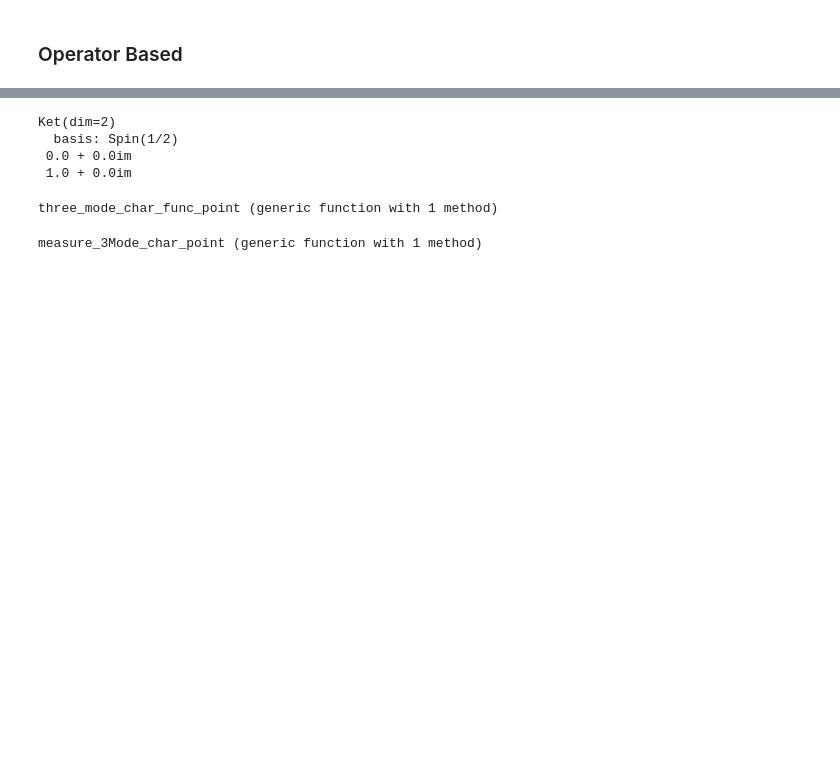
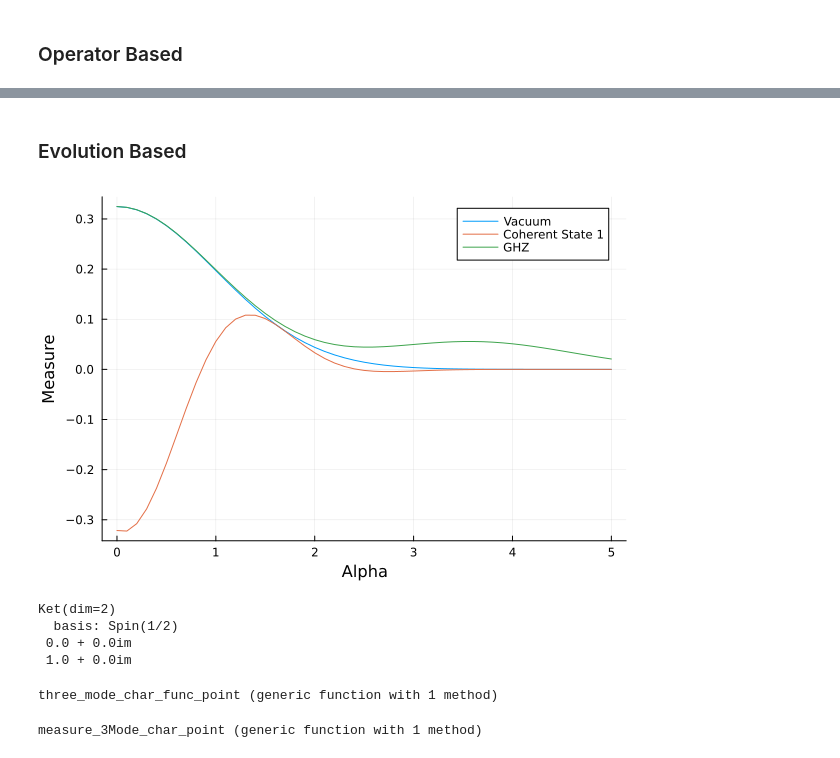
Before and after one commit to xiasitan/multimode, a Jupyter notebook: WStateCreation/measure_3Mode_charfunc.ipynb, the cells around one changed output, grey strips where cells are left out. Drawn from its saved outputs; the diff is of its cells as text; code cells hidden in the pictures; blank space fills up the shorter version.

```diff
--- a/WStateCreation/measure_3Mode_charfunc.ipynb
+++ b/WStateCreation/measure_3Mode_charfunc.ipynb
@@ -175,3 +159,59 @@ plot!(alpha_values, measure_coh1, label="Coherent State 1")
+# %% [markdown]
+### Evolution Based
+# %%
+function H_CD_ge_2mode(α,β)
+    sz⊗ ((a*conj(α)+at*α) ⊗ Ic + Ic ⊗ (a*conj(β)+at*β))
+end
+
+function CD_ge_evolution_2mode(α , β ,t , state)
+        # final conditinal displacement beta given by β*max(t)
+        H_total = H_CD_ge_2mode(α,β)
+        tout, ψt = timeevolution.schroedinger(t, state, H_total)
+        last(ψt)
+
+end
+
+function H_qubit_drive_ge_2mode(δ, θ = 0)
+    # θ = 0 -> rotate around x axis
+    # θ = pi/2 -> rotate around y axis
+    # pi flip if ϵ*T_max = pi
+    δ/2*(cos(θ)*sx + sin(θ)*sy)
+end
+
+function R_evolution_ge_2mode(δ, t,  state, θ = 0)
+    H_total = H_qubit_drive_ge_2mode(δ, θ) ⊗ Ic  ⊗ Ic
+    tout, ψt = timeevolution.schroedinger(t, state, H_total);
+    last(ψt)
+end
+
+function measure_char_func_point_evolution_2mode(ψ0, is_real, α, β, t_list_rotation, t_list_conditinal_displacement)
+
+    ψ1 = R_evolution_ge_2mode(π/2/(last(t_list_rotation)), t_list_rotation, ψ0)
+
+    ψ2 = CD_ge_evolution_2mode(α/2*(1/last(t_list_conditinal_displacement)), β/2*(1/last(t_list_conditinal_displacement)), t_list_conditinal_displacement, ψ1)
+
+    if is_real # measure imaginary part
+        ψ3 = R_evolution_ge_2mode(π/2/(last(t_list_rotation)), t_list_rotation, ψ2, 0)
+    else # measure real part
+        ψ3 = R_evolution_ge_2mode(π/2/(last(t_list_rotation)), t_list_rotation, ψ2, π/2)
+    end
+    return (expect(sz ⊗ Ic ⊗ Ic ,ψ3)).re
+end
+t_list_rotation = [0:0.01:0.05;]
+t_list_conditinal_displacement = [0:0.1:0.6;]
+
+alpha_values = 0:0.1:5
+beta = 1.5
+
+measure_vacuum = [measure_char_func_point_evolution_2mode(g ⊗ vacuum, true, alpha*im, beta*im, t_list_rotation, t_list_conditinal_displacement) for alpha in alpha_values]
+measure_coh1 = [measure_char_func_point_evolution_2mode(g ⊗ coh1_coh1, true, alpha*im, beta*im, t_list_rotation, t_list_conditinal_displacement) for alpha in alpha_values]
+measure_GHZ = [measure_char_func_point_evolution_2mode(g ⊗ GHZ, true, alpha*im, beta*im, t_list_rotation, t_list_conditinal_displacement) for alpha in alpha_values]
+
+plot(alpha_values, measure_vacuum, label="Vacuum", xlabel="Alpha", ylabel="Measure")
+plot!(alpha_values, measure_coh1, label="Coherent State 1")
+plot!(alpha_values, measure_GHZ, label="GHZ")
+# %% [output]
+[figure, added]
 # %%
 using QuantumOptics
 
```
Also changed, not shown: parts of 3 cells of this notebook, 3 other files.
